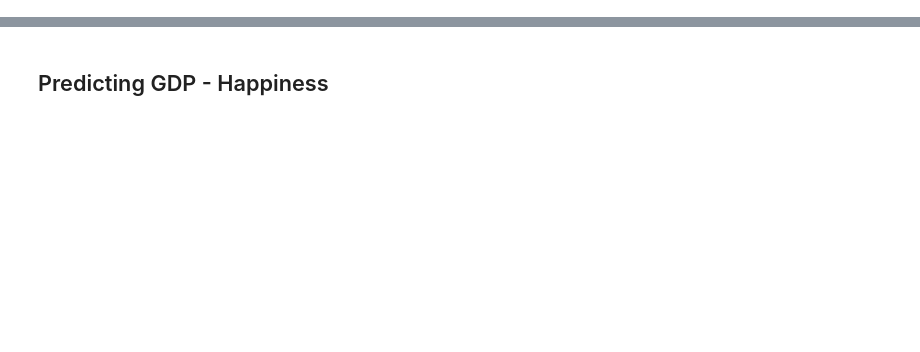
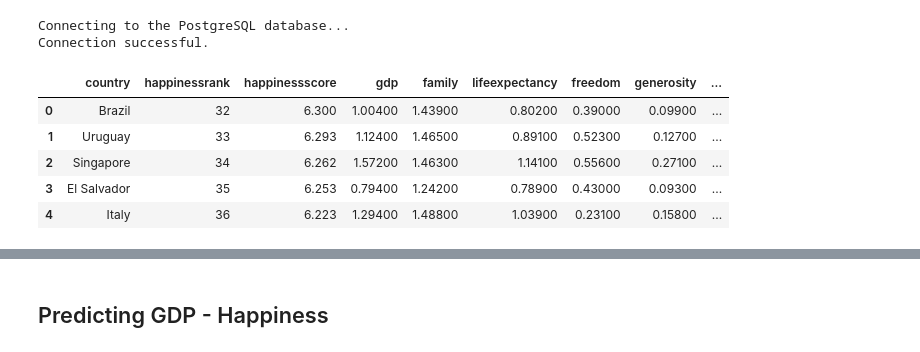
Before and after one commit to tn64/Happy_Places, a Jupyter notebook: MachineLearning/SML_Mockup_Linear_Regression-2019.ipynb, the cells around one changed output, grey strips where cells are left out. Cells and saved outputs as stored; diff of their text form; code cells hidden in the pictures; blank space fills up the shorter version.

```diff
--- a/MachineLearning/SML_Mockup_Linear_Regression-2019.ipynb
+++ b/MachineLearning/SML_Mockup_Linear_Regression-2019.ipynb
@@ -49,10 +49,19 @@ def postgresql_to_dataframe(conn, select_query, column_names):
 # %%
 # Connect to database
 conn = connect(param_dic)
 
 column_names = ["country", "happinessrank", "happinessscore", "gdp", "family", "lifeexpectancy", "freedom", "generosity", "trust", "lat", "lng", "alcohol_liperyear"]
 df = postgresql_to_dataframe(conn, "select * from whr_2019", column_names)
-df.head(25)
+df.head()
+# %% [output]
+Connecting to the PostgreSQL database...
+Connection successful.
+|  | country | happinessrank | happinessscore | gdp | family | lifeexpectancy | freedom | generosity | ... |
+| 0 | Brazil | 32 | 6.300 | 1.00400 | 1.43900 | 0.80200 | 0.39000 | 0.09900 | ... |
+| 1 | Uruguay | 33 | 6.293 | 1.12400 | 1.46500 | 0.89100 | 0.52300 | 0.12700 | ... |
+| 2 | Singapore | 34 | 6.262 | 1.57200 | 1.46300 | 1.14100 | 0.55600 | 0.27100 | ... |
+| 3 | El Salvador | 35 | 6.253 | 0.79400 | 1.24200 | 0.78900 | 0.43000 | 0.09300 | ... |
+| 4 | Italy | 36 | 6.223 | 1.29400 | 1.48800 | 1.03900 | 0.23100 | 0.15800 | ... |
 # %%
 # Drop unnecessariy columns
 df = df.drop(columns=["country", "happinessrank", "lat", "lng"], axis=1)
```
Also changed, not shown: parts of 24 cells of this notebook.
